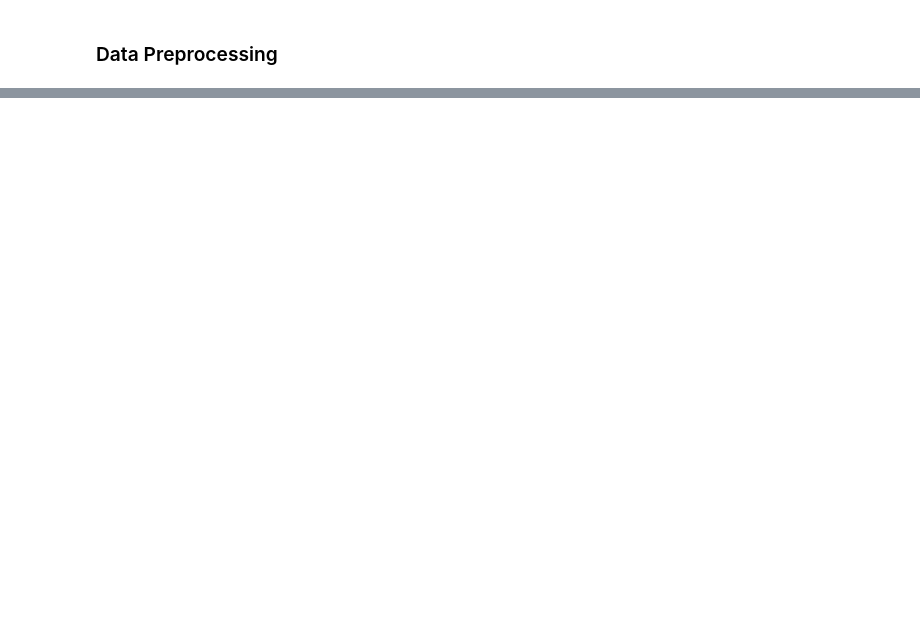
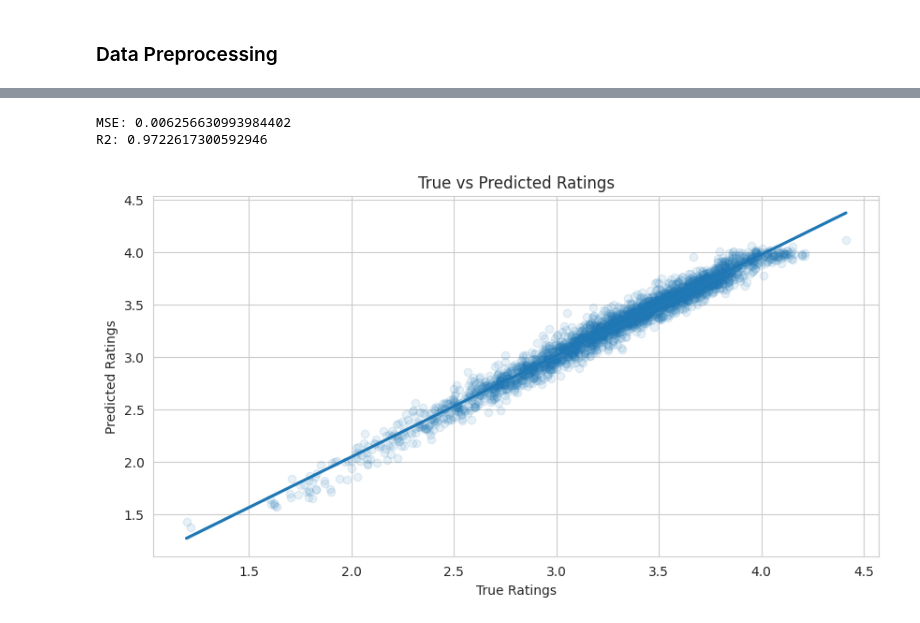
Before and after one commit to DiegoConce/data-analytics-movielens, a Jupyter notebook: TabularMl.ipynb, the cells around one changed output, grey strips where cells are left out. Saved outputs shown, nothing was run; the diff lists cells and outputs as text; code cells hidden in the pictures; blank space fills up the shorter version.

```diff
--- a/TabularMl.ipynb
+++ b/TabularMl.ipynb
@@ -63,0 +106,17 @@ test_set = torch.utils.data.DataLoader(torch.utils.data.TensorDataset(X_test, y_
+# %%
+# Training
+
+model.fit(
+    X_train=X_train,
+    y_train=y_train,
+    eval_set=[(X_val, y_val)],
+    eval_name=["val"],
+    eval_metric=['rmsle', 'mae', 'rmse', 'mse'],
+    max_epochs=num_epochs,
+    patience=patience,
+    batch_size=batch_size,
+    virtual_batch_size=v_batch_size,
+    num_workers=0,
+    drop_last=False,
+    loss_fn=torch.nn.functional.mse_loss,
+)
@@ -63,0 +141,7 @@ test_set = torch.utils.data.DataLoader(torch.utils.data.TensorDataset(X_test, y_
+# %%
+# Evaluation
+saving_path = 'tabnet_model'
+saved_filepath = model.save_model(saving_path)
+
+loaded_model = TabNetRegressor()
+loaded_model.load_model(saved_filepath)
@@ -63,0 +150,21 @@ test_set = torch.utils.data.DataLoader(torch.utils.data.TensorDataset(X_test, y_
+# %%
+# Predictions
+y_pred = loaded_model.predict(X_test)
+mse = mean_squared_error(y_test, y_pred)
+r2 = r2_score(y_test, y_pred)
+
+print(f'MSE: {mse}')
+print(f'R2: {r2}')
+# %% [output]
+MSE: 0.006256630993984402
+R2: 0.9722617300592946
+# %%
+# Plotting
+plt.figure(figsize=(10, 5))
+sns.regplot(x=y_test, y=y_pred, scatter_kws={'alpha':0.1})
+plt.xlabel('True Ratings')
+plt.ylabel('Predicted Ratings')
+plt.title('True vs Predicted Ratings')
+plt.show()
+# %% [output]
+[figure, added]
```
Also changed, not shown: parts of 11 cells of this notebook, 1 other file.
